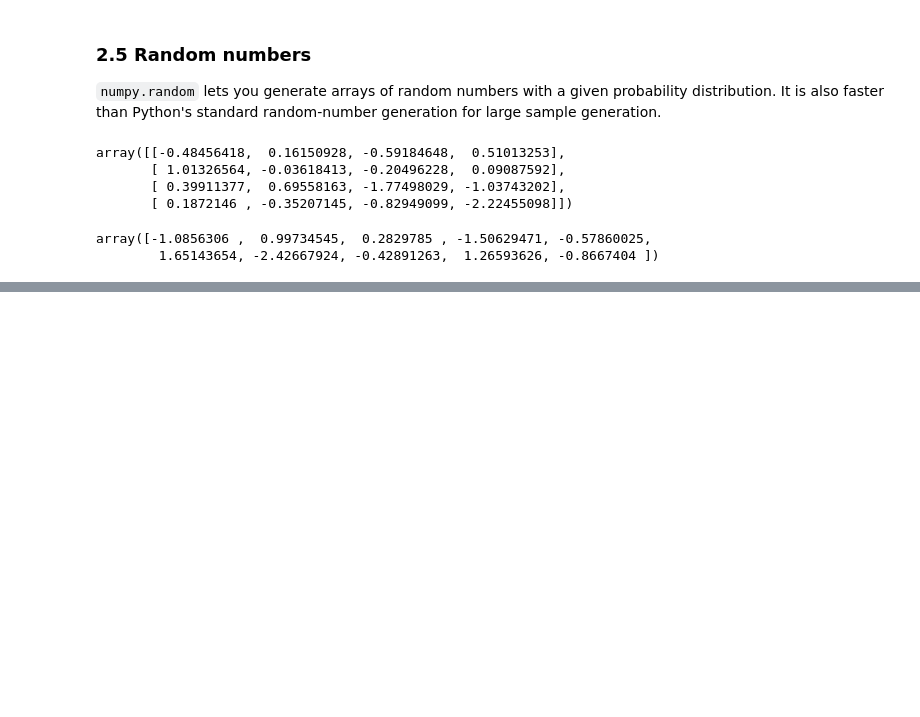
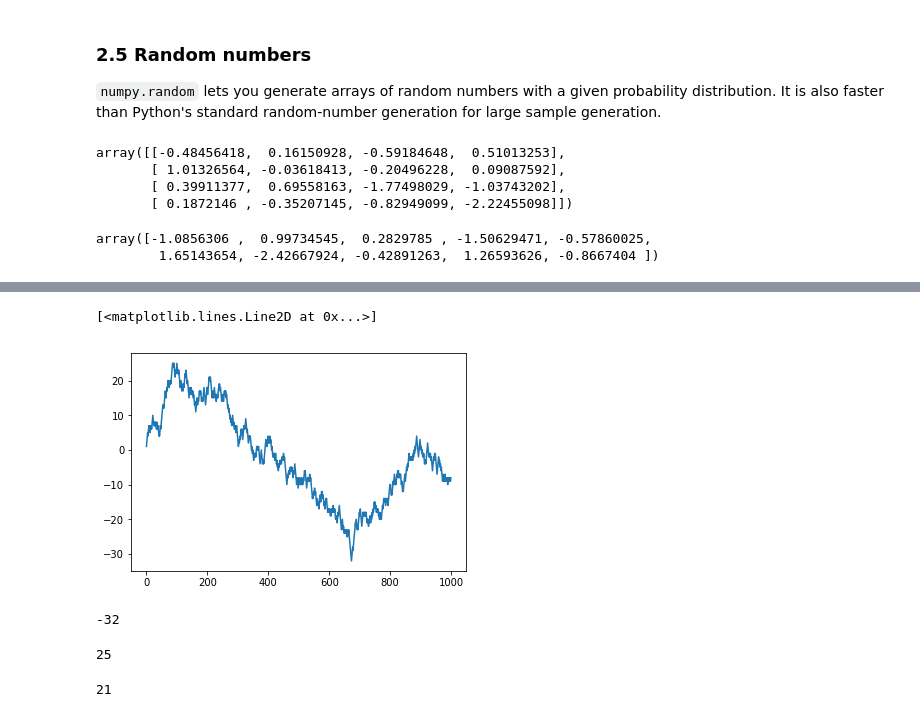
Before and after one commit to pekoto-zz/MyJupyterNotes, a Jupyter notebook: Python for Data Analysis.ipynb, the cells around one changed output, grey strips where cells are left out. Cells and saved outputs as stored; diff of their text form; code cells hidden in the pictures; blank space fills up the shorter version.

```diff
--- a/Python for Data Analysis.ipynb
+++ b/Python for Data Analysis.ipynb
@@ -1203,0 +1210,5 @@ array([-1.0856306 ,  0.99734545,  0.2829785 , -1.50629471, -0.57860025,
+# %%
+steps = 1000
+random_values = np.random.randint(0, 2, size=steps)
+# Get 1000 random values of 0 or 1
+random_values
@@ -1203,0 +1233,4 @@ array([-1.0856306 ,  0.99734545,  0.2829785 , -1.50629471, -0.57860025,
+# %%
+# Get all the steps we'll take on our walk
+steps = np.where(random_values > 0, 1, -1)
+steps
@@ -1203,0 +1255,4 @@ array([-1.0856306 ,  0.99734545,  0.2829785 , -1.50629471, -0.57860025,
+# %%
+# Get the walk itself
+walk = steps.cumsum()
+walk
@@ -1203,0 +1277,22 @@ array([-1.0856306 ,  0.99734545,  0.2829785 , -1.50629471, -0.57860025,
+# %%
+import matplotlib.pyplot as plt
+%matplotlib inline
+plt.plot(walk)
+# %% [output]
+[<matplotlib.lines.Line2D at 0x...>]
+[figure, added]
+# %%
+walk.min()
+# %% [output]
+-32
+# %%
+walk.max()
+# %% [output]
+25
+# %%
+# We might also want to calculate FIRST CROSSING TIME -- how many steps it took to reach a particular value
+# We can use argmax() -- when it first reached this value
+# For example, to work out when we first got 10 steps away:
+(np.abs(walk) >= 10).argmax()
+# %% [output]
+21
```
Also changed, not shown: parts of 11 cells of this notebook.
